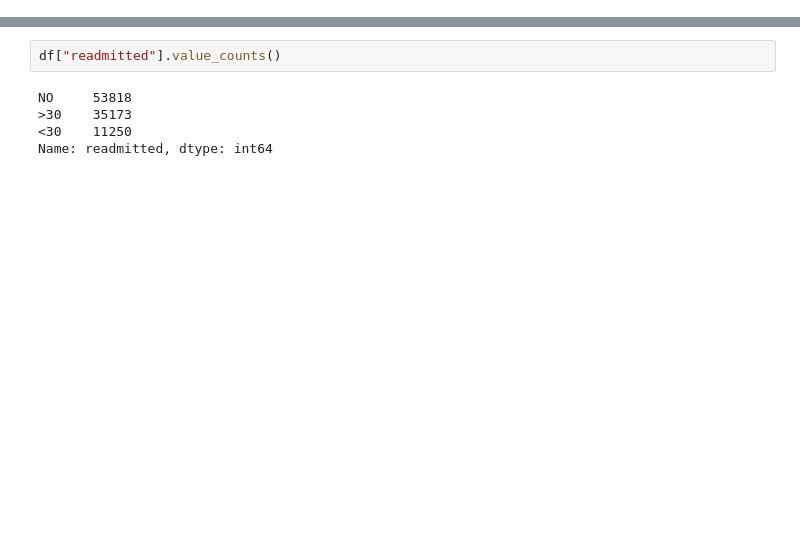
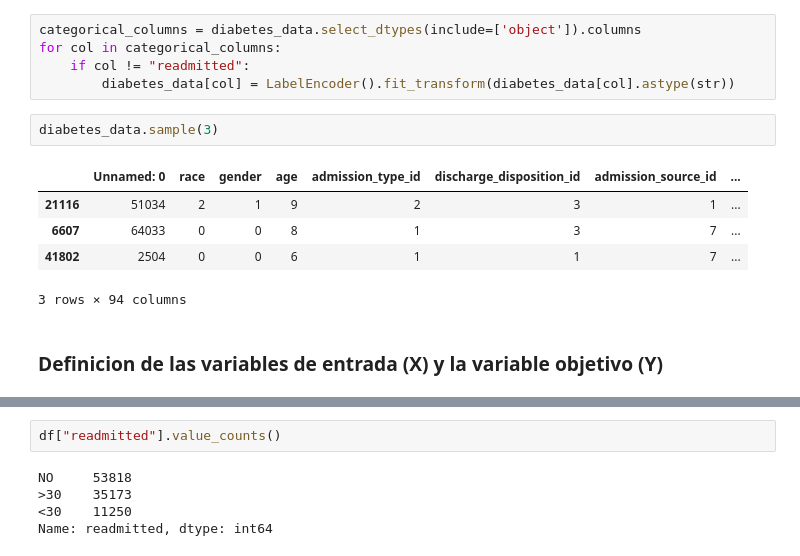
Before and after one commit to amrios80/parcial, a Jupyter notebook: parcial.ipynb, the cells around one changed output, grey strips where cells are left out. Saved outputs shown, nothing was run; the diff lists cells and outputs as text; blank space fills up the shorter version.

```diff
--- a/parcial.ipynb
+++ b/parcial.ipynb
@@ -13,0 +123,15 @@ df.sample(3)
+# %%
+categorical_columns = diabetes_data.select_dtypes(include=['object']).columns
+for col in categorical_columns:
+    if col != "readmitted":
+        diabetes_data[col] = LabelEncoder().fit_transform(diabetes_data[col].astype(str))
+# %%
+diabetes_data.sample(3)
+# %% [output]
+|  | Unnamed: 0 | race | gender | age | admission_type_id | discharge_disposition_id | admission_source_id | ... |
+| 21116 | 51034 | 2 | 1 | 9 | 2 | 3 | 1 | ... |
+| 6607 | 64033 | 0 | 0 | 8 | 1 | 3 | 7 | ... |
+| 41802 | 2504 | 0 | 0 | 6 | 1 | 1 | 7 | ... |
+3 rows × 94 columns
+# %% [markdown]
+### Definicion de las variables de entrada (X) y la variable objetivo (Y)
```
Also changed, not shown: parts of 14 cells of this notebook.
